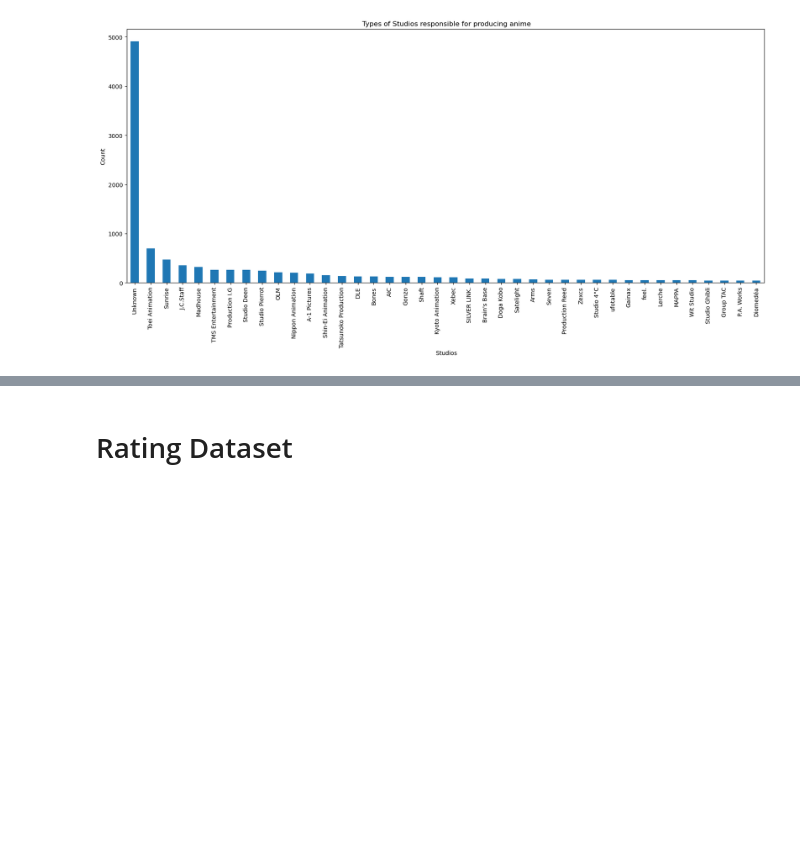
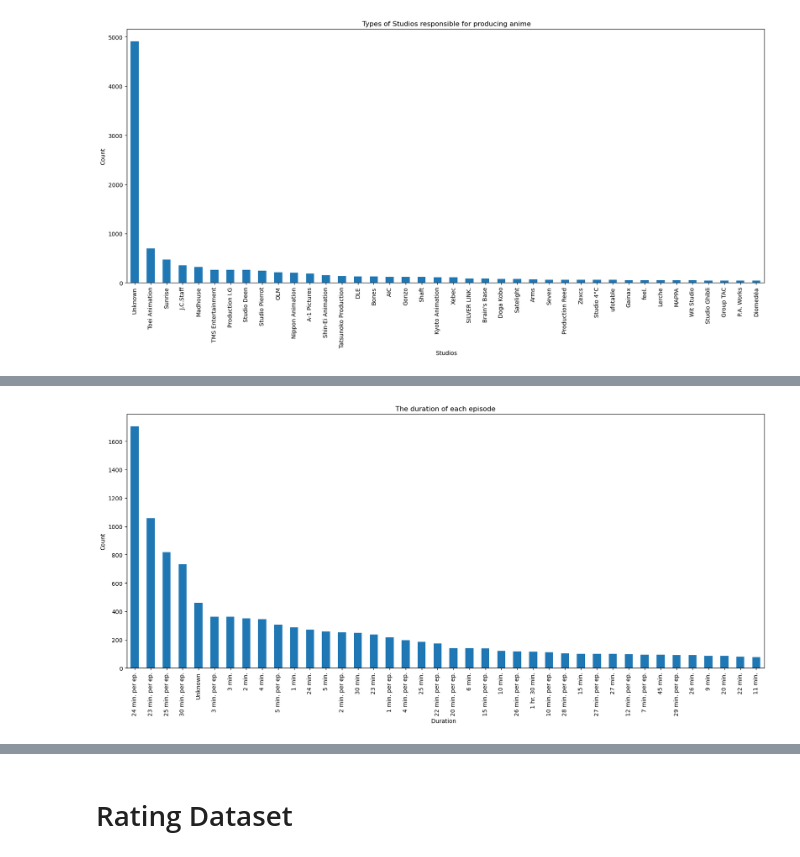
Before and after one commit to ShubhamGupta2505/MachineLearningPractice, a Jupyter notebook: anime-analysis.ipynb, the cells around one changed output, grey strips where cells are left out. Saved outputs shown, nothing was run; the diff lists cells and outputs as text; code cells hidden in the pictures; blank space fills up the shorter version.

```diff
--- a/anime-analysis.ipynb
+++ b/anime-analysis.ipynb
@@ -324,0 +338,13 @@ plt.show()
+# %%
+duration_counts = anime['Duration'].value_counts().head(40)
+
+# Plotting the bar graph
+plt.figure(figsize=(20,8))
+duration_counts.plot(kind='bar')
+plt.title('The duration of each episode')
+plt.xlabel('Duration  ')
+plt.ylabel('Count')
+plt.xticks(rotation=90)
+plt.show()
+# %% [output]
+[figure, added]
```
Also changed, not shown: parts of 6 cells of this notebook.
